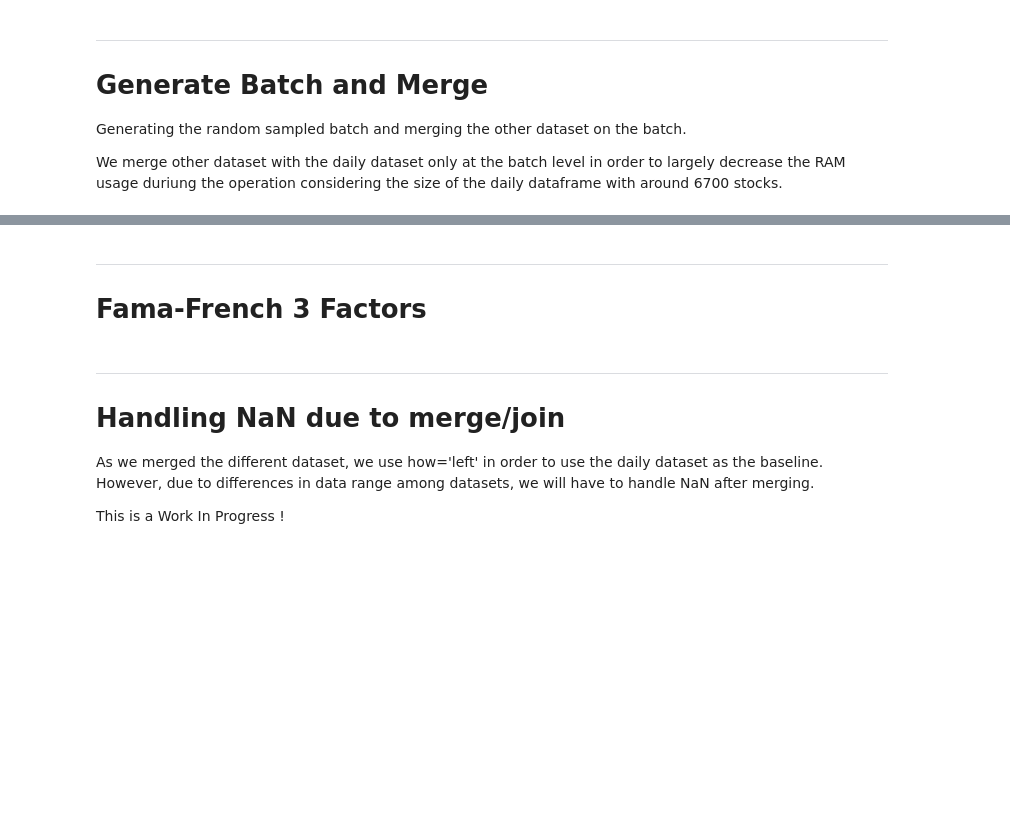
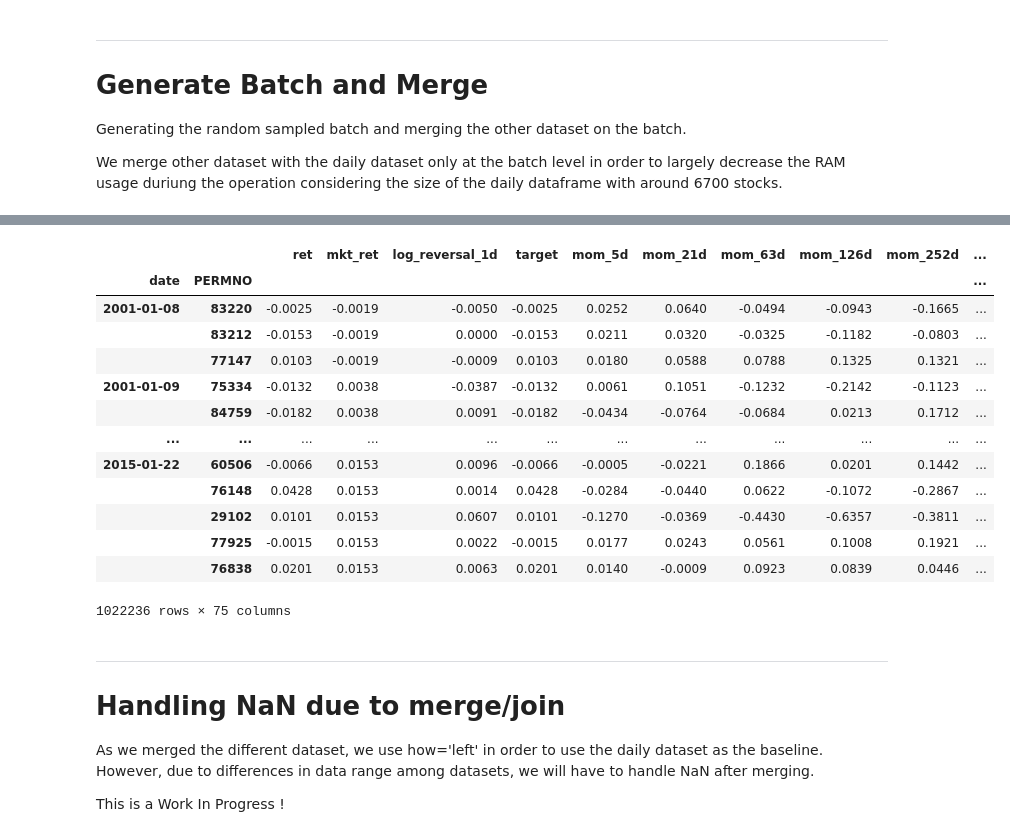
Before and after one commit to leo-wun/Can-Signal-Ensembles-beat-the-S-P500, a Jupyter notebook: notebooks/02_features.ipynb, the cells around one changed output, grey strips where cells are left out. Cells and saved outputs as stored; diff of their text form; code cells hidden in the pictures; blank space fills up the shorter version.

```diff
--- a/notebooks/02_features.ipynb
+++ b/notebooks/02_features.ipynb
@@ -174,8 +183,14 @@ Generating the random sampled batch and merging the other dataset on the batch.
 
 We merge other dataset with the daily dataset only at the batch level in order to largely decrease the RAM usage duriung the operation considering the size of the daily dataframe with around 6700 stocks.
 # %%
-features = pd.read_parquet(config.FEATURES_PATH_CLEAN)
+features = pd.read_parquet(config.FEATURES_PATH_CLEAN).dropna()
 cz = pd.read_parquet(config.CZ_PATH_CLEAN)
+vix = pd.read_parquet(config.VIX_PATH_CLEAN)
+
+# 1. Merge VIX with CZ
+df_tmp = pd.merge(cz, vix, on='date')
+
+
 print(f'Number of unique PERMNO in dataset : {features['PERMNO'].nunique()}')
 
-split_batch_dict = split_batch(features, 'PERMNO', 'date', df_to_join=[cz], batch_number=config.BATCH_NUMBER, batch_size=config.BATCH_SIZE, overlap=False)
+split_batch_dict = split_batch(features, 'PERMNO', 'date', df_to_join=[df_tmp], batch_number=config.BATCH_NUMBER, batch_size=config.BATCH_SIZE, overlap=False)
@@ -182,3 +214,0 @@ split_batch_dict = split_batch(features, 'PERMNO', 'date', df_to_join=[cz], batc
-# %% [markdown]
----
-# Fama-French 3 Factors
@@ -194,3 +215,20 @@ ff3_df = Fama_French_fetch(permno_list = permno_list, start_date = features['dat
+# %%
+split_batch_dict['batch_1']['train']
+# %% [output]
+|  |  | ret | mkt_ret | log_reversal_1d | target | mom_5d | mom_21d | mom_63d | mom_126d | mom_252d | ... |
+| date | PERMNO |  |  |  |  |  |  |  |  |  | ... |
+| 2001-01-08 | 83220 | -0.0025 | -0.0019 | -0.0050 | -0.0025 | 0.0252 | 0.0640 | -0.0494 | -0.0943 | -0.1665 | ... |
+|  | 83212 | -0.0153 | -0.0019 | 0.0000 | -0.0153 | 0.0211 | 0.0320 | -0.0325 | -0.1182 | -0.0803 | ... |
+|  | 77147 | 0.0103 | -0.0019 | -0.0009 | 0.0103 | 0.0180 | 0.0588 | 0.0788 | 0.1325 | 0.1321 | ... |
+| 2001-01-09 | 75334 | -0.0132 | 0.0038 | -0.0387 | -0.0132 | 0.0061 | 0.1051 | -0.1232 | -0.2142 | -0.1123 | ... |
+|  | 84759 | -0.0182 | 0.0038 | 0.0091 | -0.0182 | -0.0434 | -0.0764 | -0.0684 | 0.0213 | 0.1712 | ... |
+| ... | ... | ... | ... | ... | ... | ... | ... | ... | ... | ... | ... |
+| 2015-01-22 | 60506 | -0.0066 | 0.0153 | 0.0096 | -0.0066 | -0.0005 | -0.0221 | 0.1866 | 0.0201 | 0.1442 | ... |
+|  | 76148 | 0.0428 | 0.0153 | 0.0014 | 0.0428 | -0.0284 | -0.0440 | 0.0622 | -0.1072 | -0.2867 | ... |
+|  | 29102 | 0.0101 | 0.0153 | 0.0607 | 0.0101 | -0.1270 | -0.0369 | -0.4430 | -0.6357 | -0.3811 | ... |
+|  | 77925 | -0.0015 | 0.0153 | 0.0022 | -0.0015 | 0.0177 | 0.0243 | 0.0561 | 0.1008 | 0.1921 | ... |
+|  | 76838 | 0.0201 | 0.0153 | 0.0063 | 0.0201 | 0.0140 | -0.0009 | 0.0923 | 0.0839 | 0.0446 | ... |
+1022236 rows × 75 columns
 # %% [markdown]
 ---
 # Handling NaN due to merge/join
```
Also changed, not shown: parts of 5 cells of this notebook, 6 other files.
